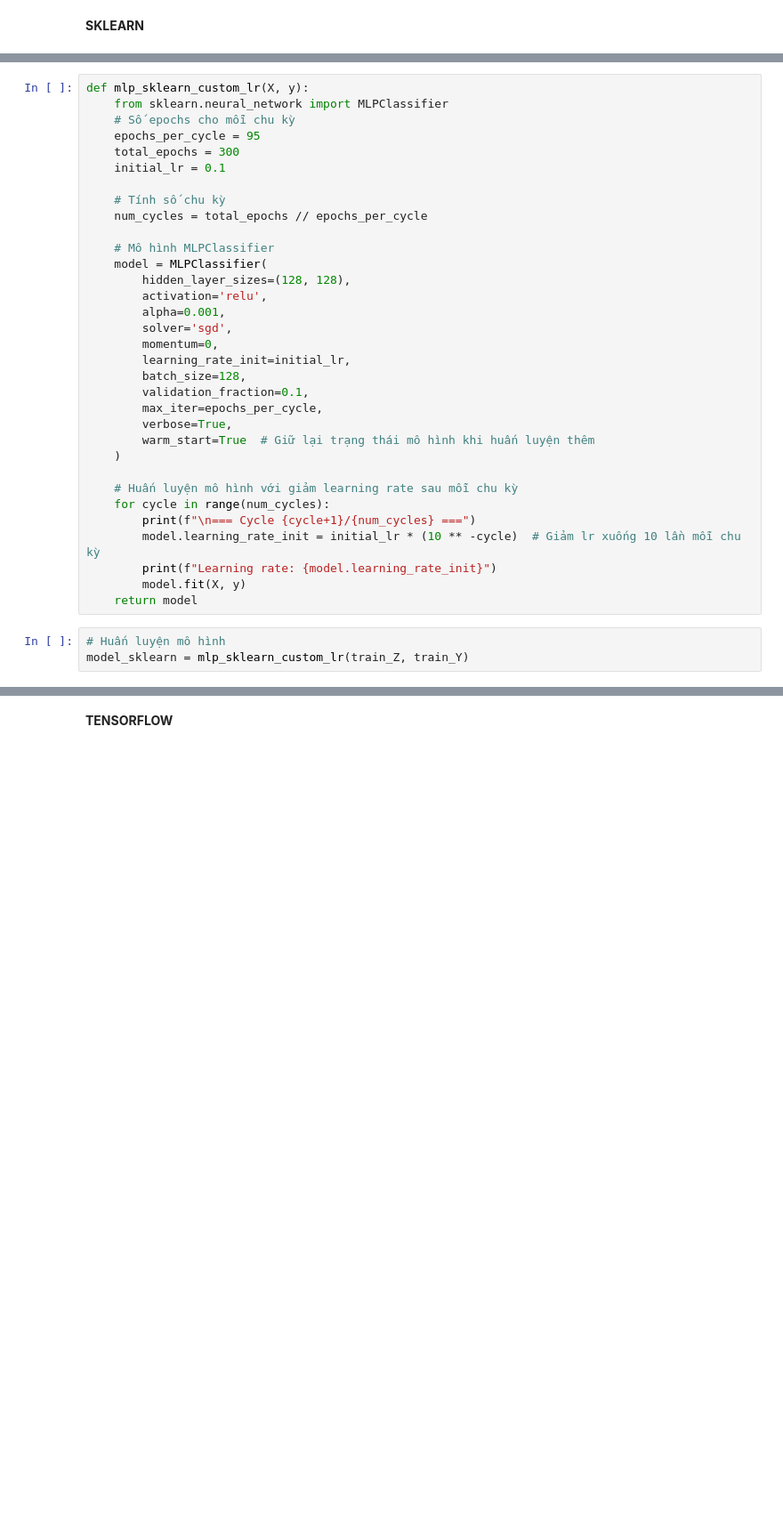
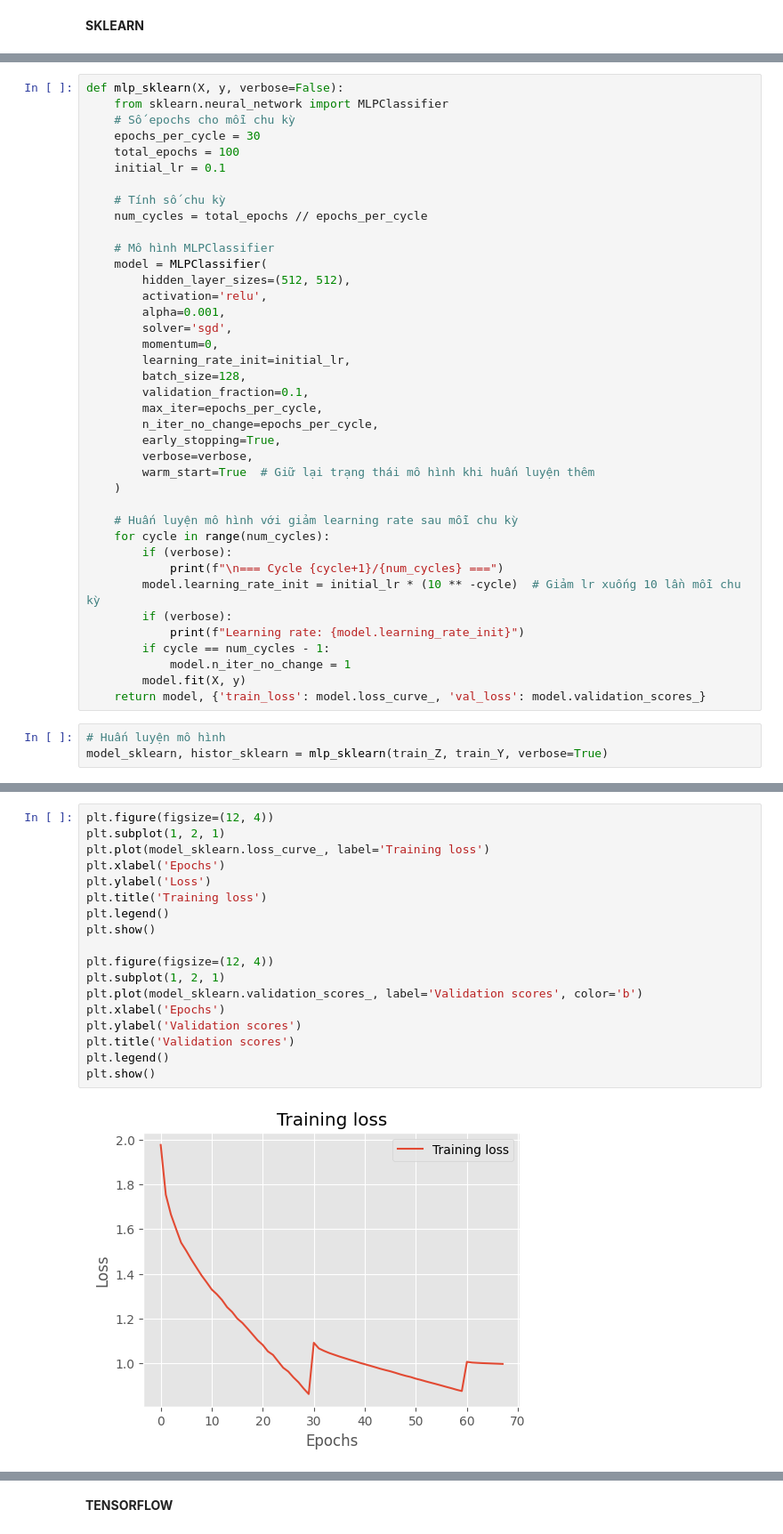
Before and after one commit to LilMeen/CSC14005-Course-Project, a Jupyter notebook: 22127267_22127.ipynb, the cells around one changed output, grey strips where cells are left out. Shown at 89% size. Drawn from its saved outputs; the diff is of its cells as text; blank space fills up the shorter version.

Commit message:
model comparison and evaluation

```diff
--- a/22127267_22127.ipynb
+++ b/22127267_22127.ipynb
@@ -175,9 +174,9 @@ def mlp_sklearn(X, y):
 # %%
-def mlp_sklearn_custom_lr(X, y):
+def mlp_sklearn(X, y, verbose=False):
     from sklearn.neural_network import MLPClassifier
     # Số epochs cho mỗi chu kỳ
-    epochs_per_cycle = 95
-    total_epochs = 300
+    epochs_per_cycle = 30
+    total_epochs = 100
     initial_lr = 0.1
 
     # Tính số chu kỳ
@@ -185,7 +184,7 @@ def mlp_sklearn_custom_lr(X, y):
 
     # Mô hình MLPClassifier
     model = MLPClassifier(
-        hidden_layer_sizes=(128, 128),
+        hidden_layer_sizes=(512, 512),
         activation='relu',
         alpha=0.001,
         solver='sgd',
@@ -194,20 +193,26 @@ def mlp_sklearn_custom_lr(X, y):
         batch_size=128,
         validation_fraction=0.1,
         max_iter=epochs_per_cycle,
-        verbose=True,
+        n_iter_no_change=epochs_per_cycle,
+        early_stopping=True,
+        verbose=verbose,
         warm_start=True  # Giữ lại trạng thái mô hình khi huấn luyện thêm
     )
 
     # Huấn luyện mô hình với giảm learning rate sau mỗi chu kỳ
     for cycle in range(num_cycles):
-        print(f"\n=== Cycle {cycle+1}/{num_cycles} ===")
+        if (verbose):
+            print(f"\n=== Cycle {cycle+1}/{num_cycles} ===")
         model.learning_rate_init = initial_lr * (10 ** -cycle)  # Giảm lr xuống 10 lần mỗi chu kỳ
-        print(f"Learning rate: {model.learning_rate_init}")
+        if (verbose):
+            print(f"Learning rate: {model.learning_rate_init}")
+        if cycle == num_cycles - 1:
+            model.n_iter_no_change = 1
         model.fit(X, y)
-    return model
+    return model, {'train_loss': model.loss_curve_, 'val_loss': model.validation_scores_}
 # %%
 # Huấn luyện mô hình
-model_sklearn = mlp_sklearn_custom_lr(train_Z, train_Y)
+model_sklearn, histor_sklearn = mlp_sklearn(train_Z, train_Y, verbose=True)
 # %% [output]
 === Cycle 1/3 ===
 Learning rate: 0.1
@@ -295,0 +267,20 @@ Accuracy: 51.65%
+# %%
+plt.figure(figsize=(12, 4))
+plt.subplot(1, 2, 1)
+plt.plot(model_sklearn.loss_curve_, label='Training loss')
+plt.xlabel('Epochs')
+plt.ylabel('Loss')
+plt.title('Training loss')
+plt.legend()
+plt.show()
+
+plt.figure(figsize=(12, 4))
+plt.subplot(1, 2, 1)
+plt.plot(model_sklearn.validation_scores_, label='Validation scores', color='b')
+plt.xlabel('Epochs')
+plt.ylabel('Validation scores')
+plt.title('Validation scores')
+plt.legend()
+plt.show()
+# %% [output]
+[figure, added]
```
Also changed, not shown: parts of 36 cells of this notebook.
